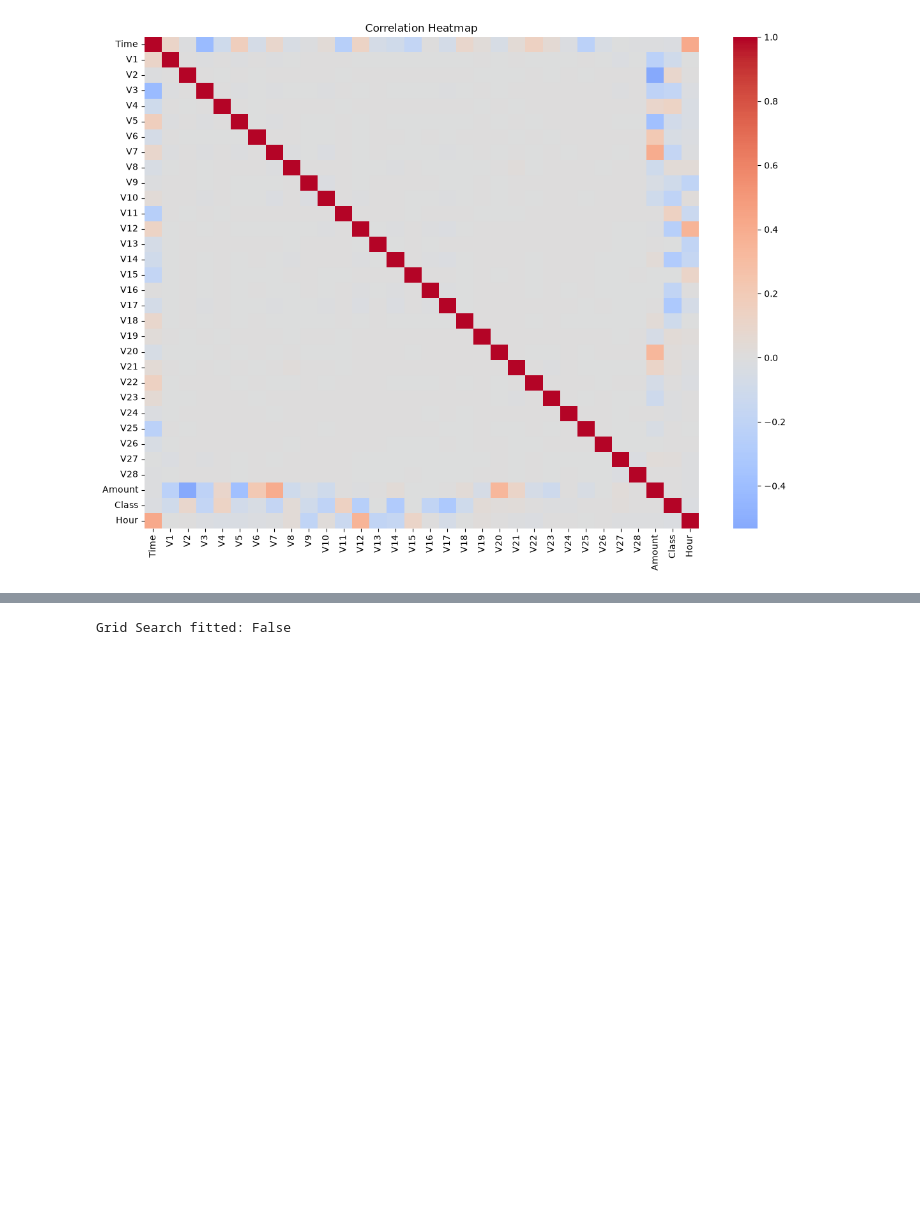
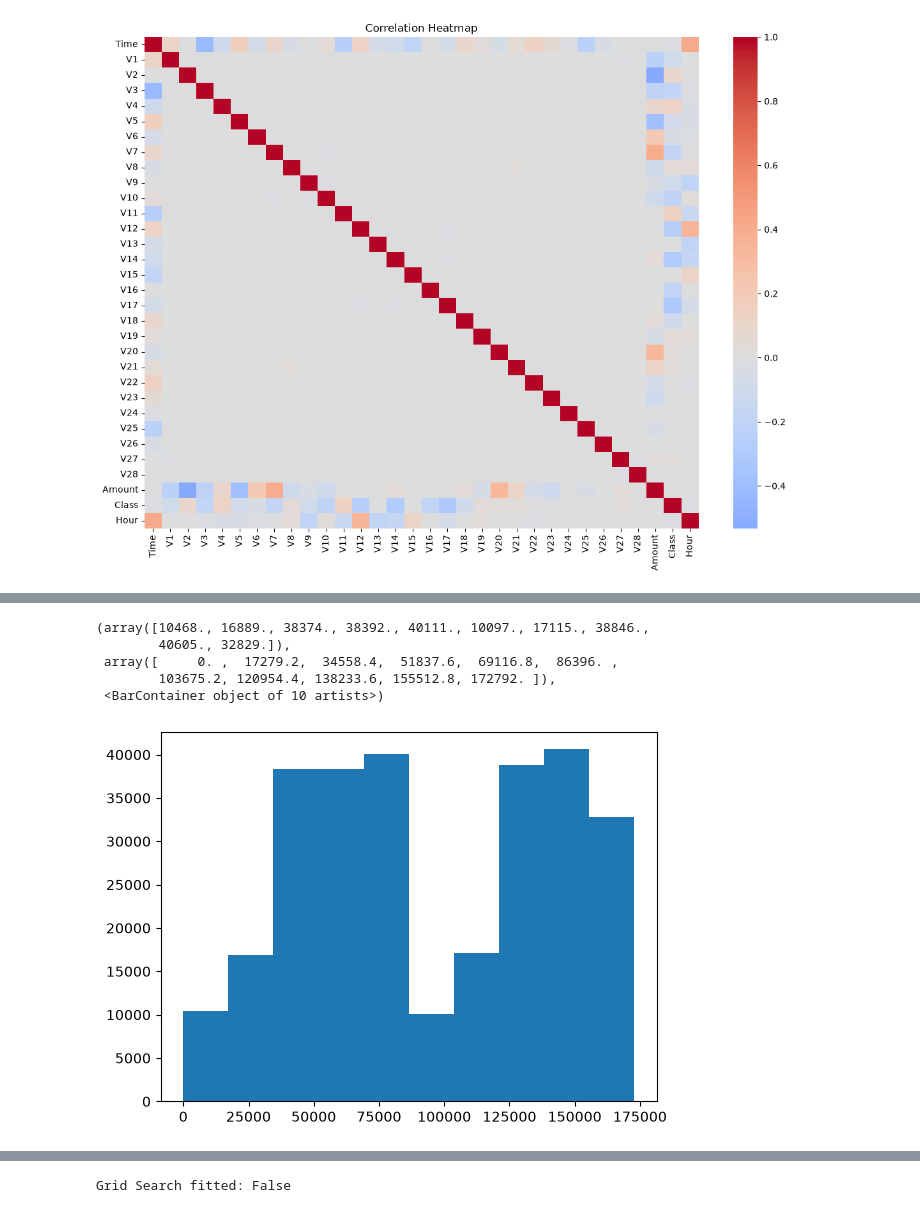
Before and after one commit to poornimmadevi-369555/CapStone_Project, a Jupyter notebook: Project.PD.ipynb, the cells around one changed output, grey strips where cells are left out. Drawn from its saved outputs; the diff is of its cells as text; code cells hidden in the pictures; blank space fills up the shorter version.

```diff
--- a/Project.PD.ipynb
+++ b/Project.PD.ipynb
@@ -152,0 +172,9 @@ plt.show()
+# %%
+plt.hist(df['Time'])
+# %% [output]
+(array([10468., 16889., 38374., 38392., 40111., 10097., 17115., 38846.,
+        40605., 32829.]),
+ array([     0. ,  17279.2,  34558.4,  51837.6,  69116.8,  86396. ,
+        103675.2, 120954.4, 138233.6, 155512.8, 172792. ]),
+ <BarContainer object of 10 artists>)
+[figure, added]
```
Also changed, not shown: parts of 16 cells of this notebook.
